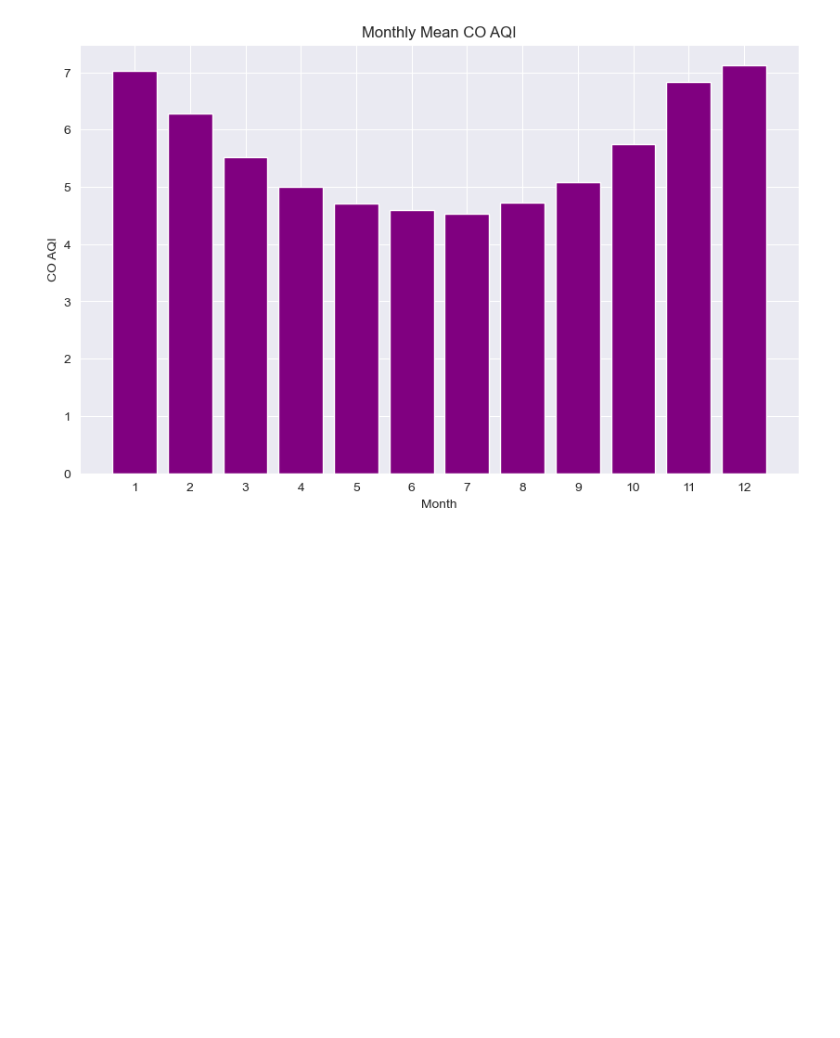
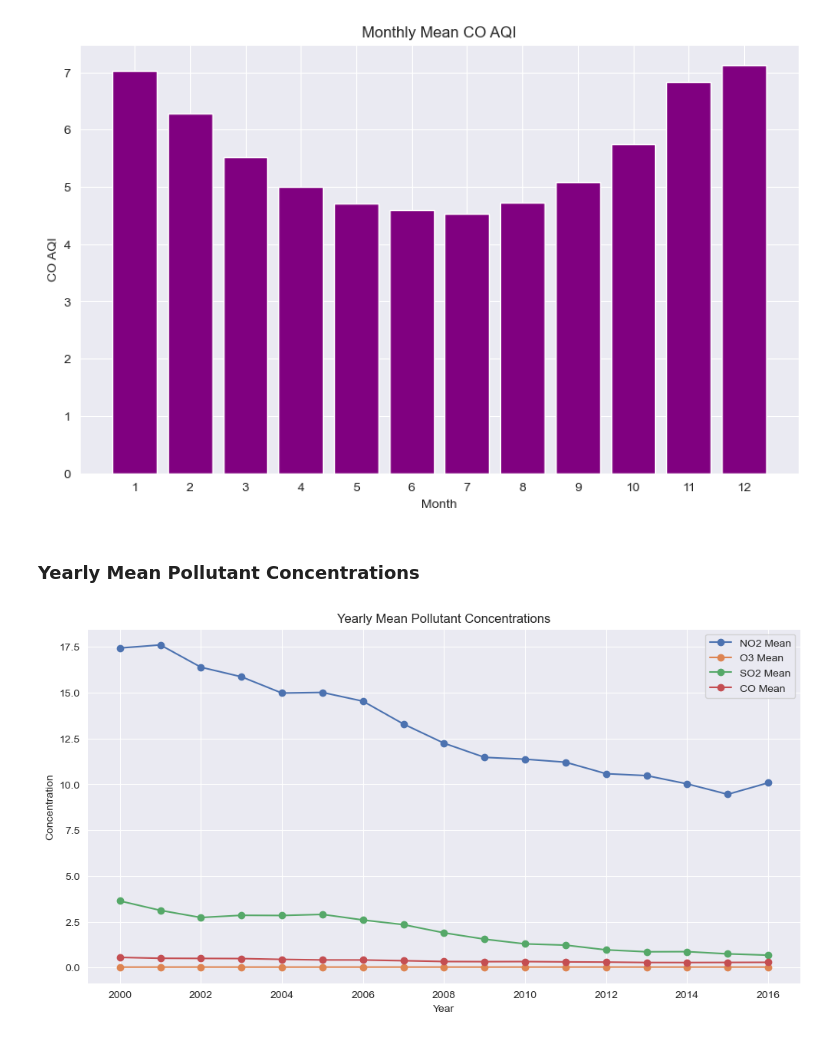
Before and after one commit to aghabidareh/PollutionAnalyzer, a Jupyter notebook: main.ipynb, the cells around one changed output. Drawn from its saved outputs; the diff is of its cells as text; code cells hidden in the pictures; blank space fills up the shorter version.

Commit message:
plot-and-graphs-section-6

```diff
--- a/main.ipynb
+++ b/main.ipynb
@@ -95,3 +95,20 @@ plt.show()
 plt.close()
 # %% [output]
 [figure]
+# %% [markdown]
+### Yearly Mean Pollutant Concentrations
+# %%
+plt.figure(figsize=(12, 6))
+for pollutant in ['NO2 Mean', 'O3 Mean', 'SO2 Mean', 'CO Mean']:
+    yearly_mean = df.groupby('Year')[pollutant].mean()
+    plt.plot(yearly_mean.index, yearly_mean.values, marker='o', label=pollutant)
+plt.title('Yearly Mean Pollutant Concentrations')
+plt.xlabel('Year')
+plt.ylabel('Concentration')
+plt.legend()
+plt.grid(True)
+plt.savefig('plots/yearly_pollutant_means.png')
+plt.show()
+plt.close()
+# %% [output]
+[figure, added]
```
Also changed, not shown: 1 other file.
